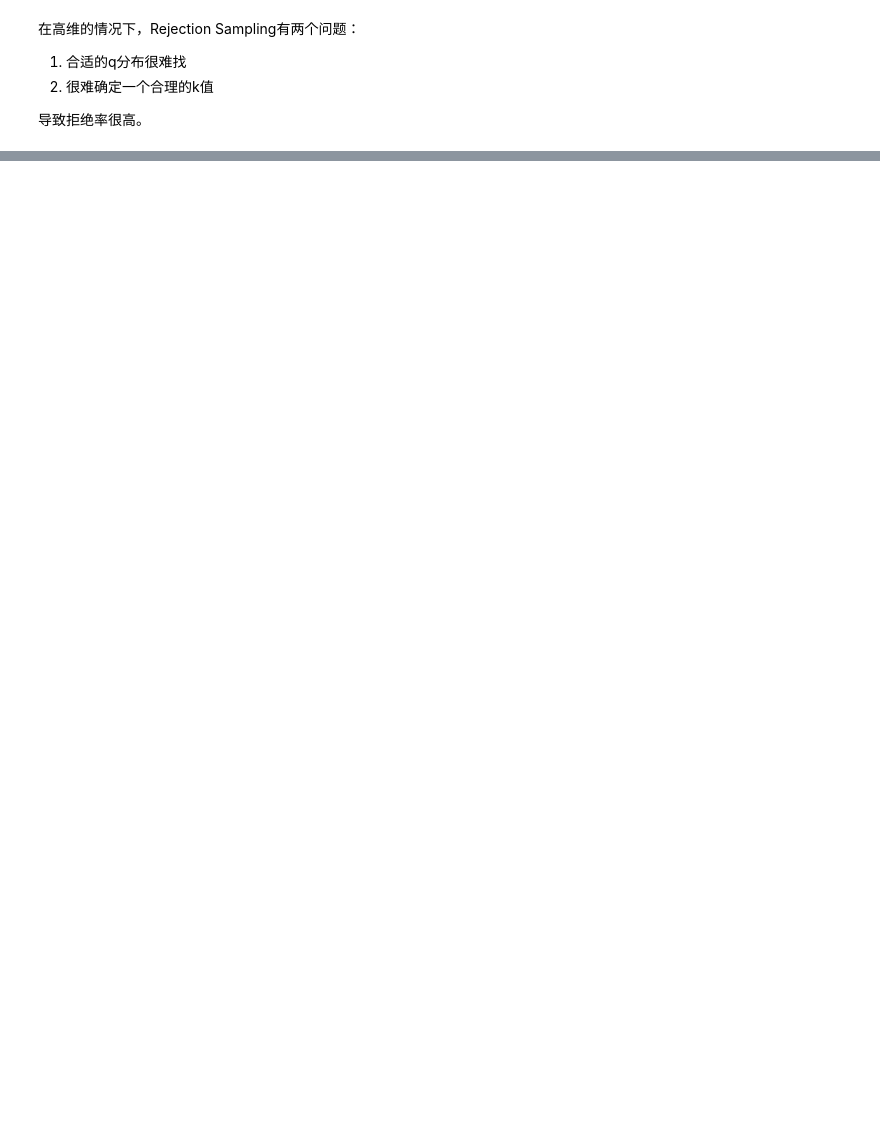
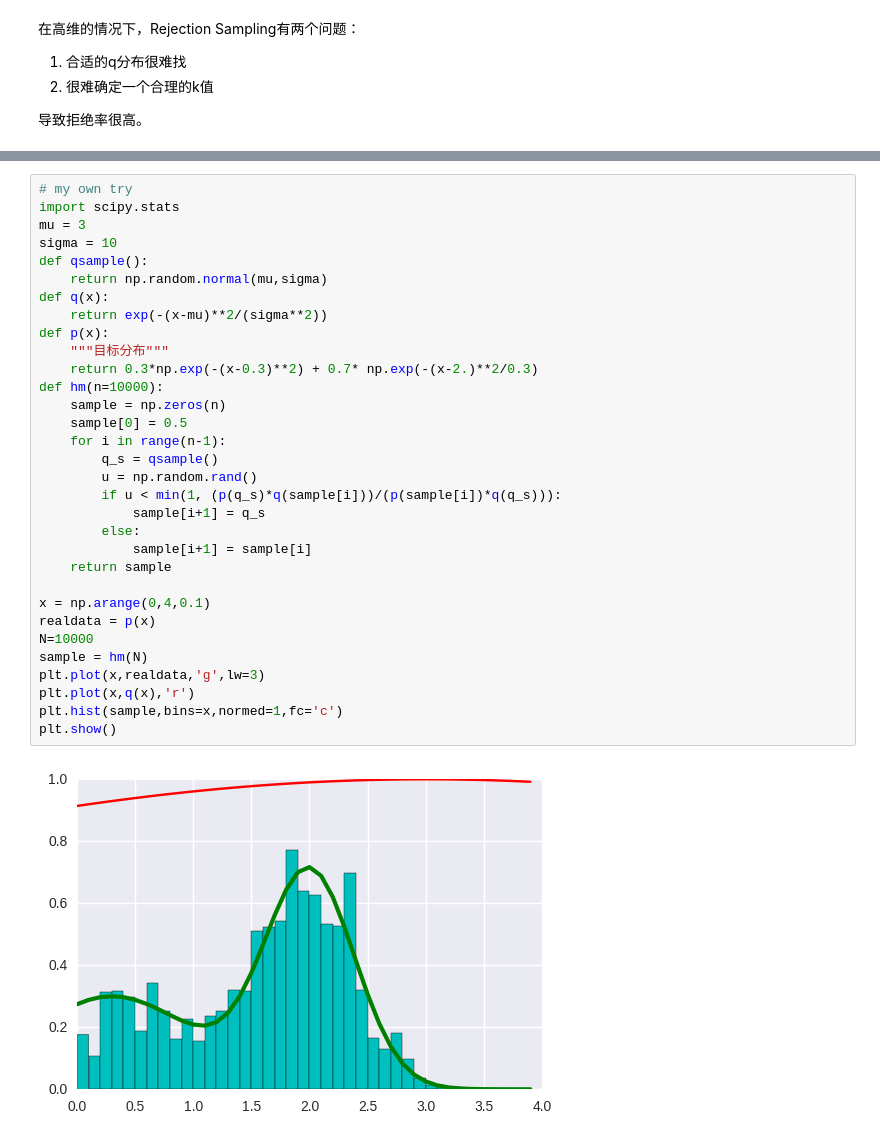
Before and after one commit to applenob/machine_learning_basic, a Jupyter notebook: 1_MCMC.ipynb, the cells around one changed output, grey strips where cells are left out. Drawn from its saved outputs; the diff is of its cells as text; blank space fills up the shorter version.

```diff
--- a/1_MCMC.ipynb
+++ b/1_MCMC.ipynb
@@ -86,0 +171,34 @@ Time  0.0629198551178
+# %%
+# my own try
+import scipy.stats
+mu = 3
+sigma = 10
+def qsample():
+    return np.random.normal(mu,sigma)
+def q(x):
+    return exp(-(x-mu)**2/(sigma**2))
+def p(x):
+    """目标分布"""
+    return 0.3*np.exp(-(x-0.3)**2) + 0.7* np.exp(-(x-2.)**2/0.3)
+def hm(n=10000):
+    sample = np.zeros(n)
+    sample[0] = 0.5
+    for i in range(n-1):
+        q_s = qsample()
+        u = np.random.rand()
+        if u < min(1, (p(q_s)*q(sample[i]))/(p(sample[i])*q(q_s))):
+            sample[i+1] = q_s
+        else:
+            sample[i+1] = sample[i]
+    return sample
+
+x = np.arange(0,4,0.1)
+realdata = p(x)
+N=10000
+sample = hm(N)
+plt.plot(x,realdata,'g',lw=3)
+plt.plot(x,q(x),'r')
+plt.hist(sample,bins=x,normed=1,fc='c')
+plt.show()
+# %% [output]
+[figure, added]
```
Also changed, not shown: parts of 15 cells of this notebook, 2 other files.
